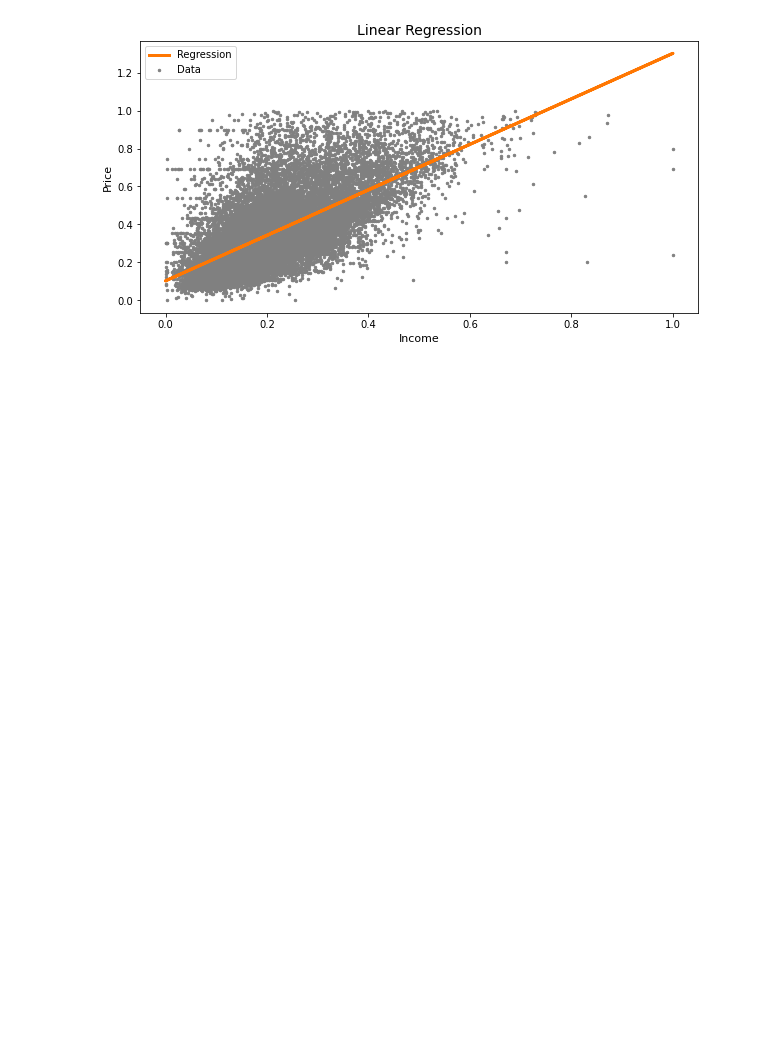
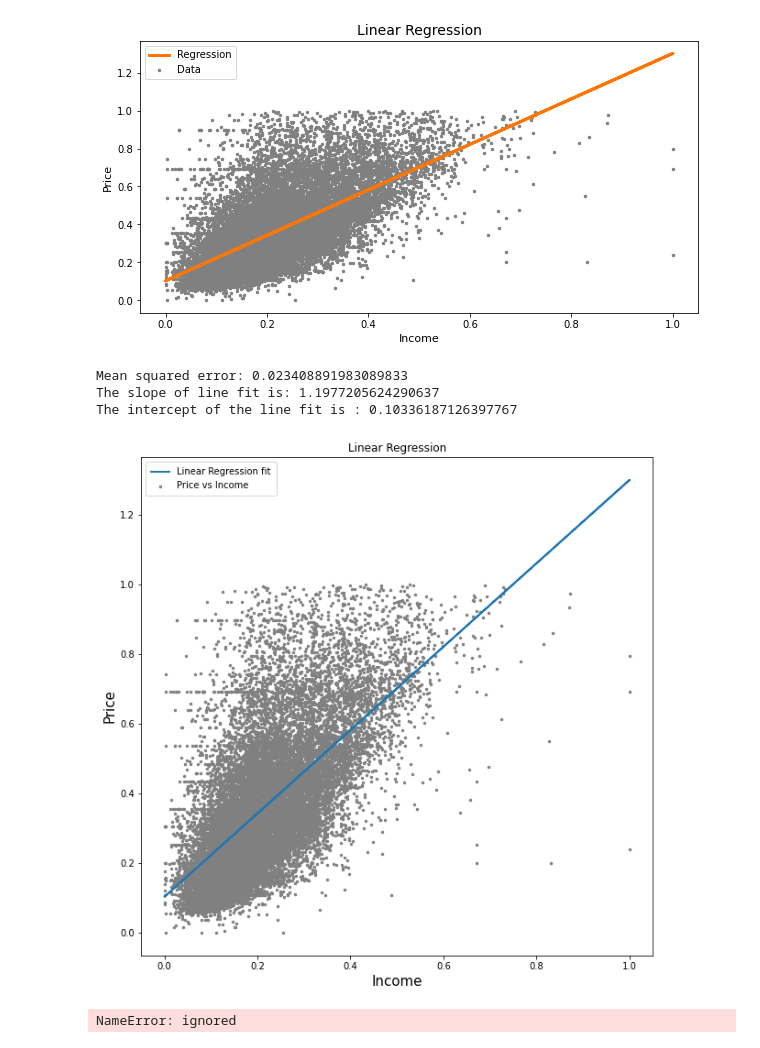
Before and after one commit to Ranjankraj/Public, a Jupyter notebook: ML_L4.ipynb, the cells around one changed output. Drawn from its saved outputs; the diff is of its cells as text; code cells hidden in the pictures; blank space fills up the shorter version.

```diff
--- a/ML_L4.ipynb
+++ b/ML_L4.ipynb
@@ -199,3 +199,52 @@ plt.legend(frameon=True, loc=0, fontsize=10)
 plt.show()
 # %% [output]
 [figure]
+# %%
+class LinearRegression:
+
+  def fit(self, X, y):
+    self.X = X
+    self.y = y
+    self.m = ((np.mean(X) * np.mean(y) - np.mean(X*y)) / ((np.mean(X)**2) - np.mean(X**2)))
+    self.b = np.mean(y) - self.m * np.mean(X)
+
+  def coeffs(self):
+    return self.m, self.b
+
+  def predict(self):
+    self.y_pred = self.m * self.X + self.b
+    return self.y_pred
+# %%
+def Norm(x):
+  minx = x.min()
+  maxx = x.max()
+  return pd.Series([(i-minx) / (maxx - minx) for i in x])
+
+X = Norm(df.MedInc)
+y = Norm(df.Target)
+# %%
+lr = LinearRegression()
+
+lr.fit(X,y)
+
+y_pred = lr.predict()
+m, b = lr.coeffs()
+# %%
+print('Mean squared error: {}'.format(mean_squared_error(y, y_pred)))
+print('The slope of line fit is: {}'.format(m))
+print('The intercept of the line fit is : {}'.format(b))
+# %% [output]
+Mean squared error: 0.023408891983089833
+The slope of line fit is: 1.1977205624290637
+The intercept of the line fit is : 0.10336187126397767
+# %%
+plt.figure(figsize=(10,10))
+plt.scatter(X, y, label='Price vs Income', c='Grey', s=6)
+plt.plot(X, y_pred, label='Linear Regression fit', lw=2)
+plt.title('Linear Regression')
+plt.xlabel('Income', fontsize=15)
+plt.ylabel('Price', fontsize=15)
+plt.legend(frameon=True, loc='best', borderpad = 0.6)
+plt.show()
+# %% [output]
+[figure, added]
@@ -201,0 +268,27 @@ plt.show()
+# %%
+X = df.MedInc
+y = Target
+
+m, b, mse = gradient_descent(X, y, lr=0.01, epoch=100)
+
+y_pred = m*X + b
+
+print("MSE:", mean_squared_error(y, y_pred))
+
+plt.figure(figsize=(10,5))
+plt.scatter(X, y, label='Data', c='#388fd8', s=6)
+plt.plot(X, y_pred, c='#ff7702', lw=3, label='Regression')
+plt.title('Linear Regression', fontSize=14)
+plt.xlabel('Income', fontSize=11)
+plt.ylabel('Price', fontSize=11)
+plt.legend( loc=0, fontsize=10, borderpad=.6)
+plt.show()
+
+plt.figure(figsize=(10,5))
+plt.plot(range(len(mse)), mse)
+plt.title('Gradient Descent Optimization', fontsize=10)
+plt.xlabel('Epoch')
+plt.ylabel('MSE')
+plt.show()
+# %% [output]
+NameError: ignored
```
Also changed, not shown: parts of 4 cells of this notebook.
